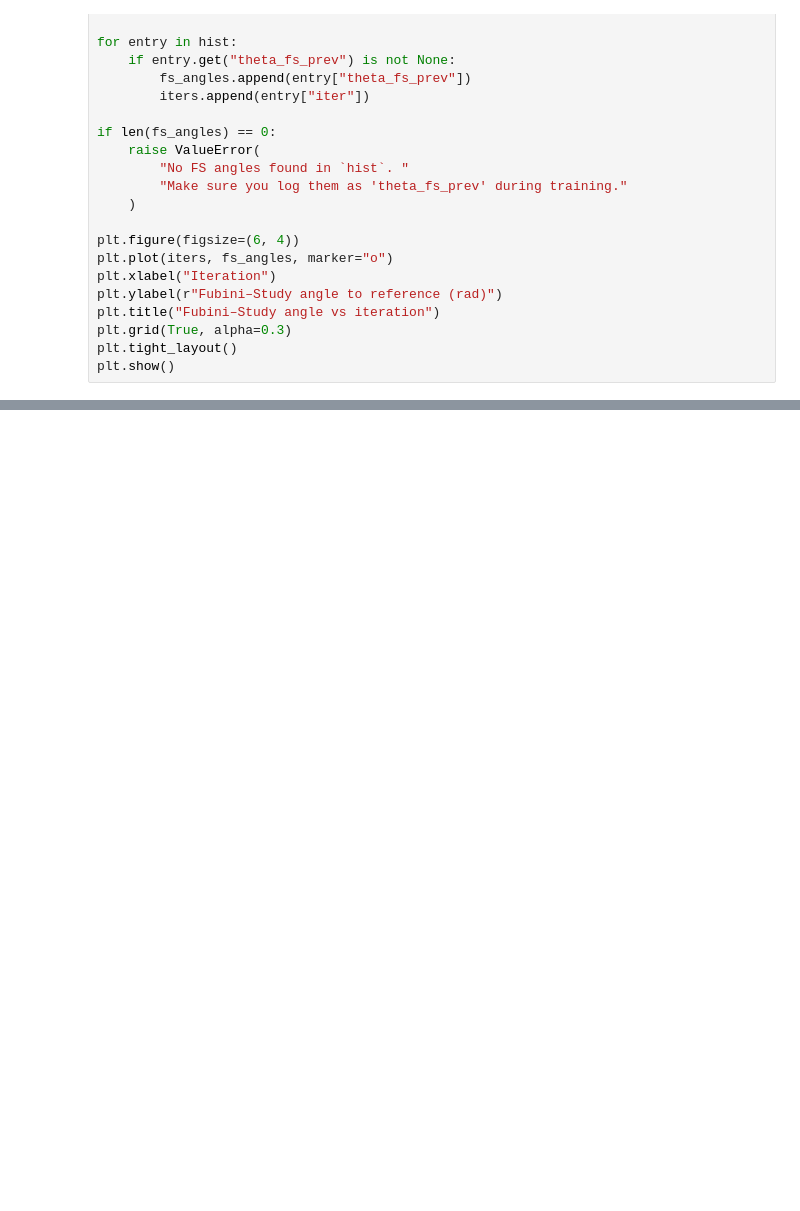
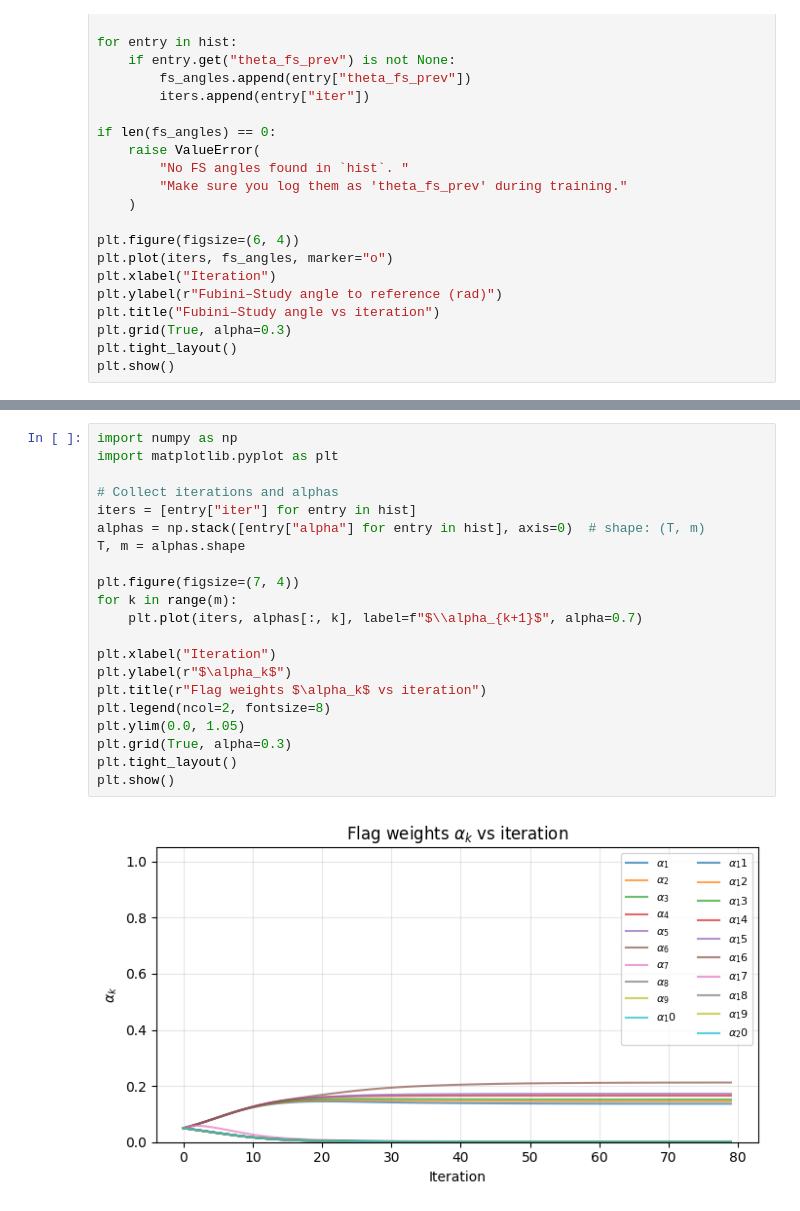
Before and after one commit to Sabarikirishwaran/GGQSS, a Jupyter notebook: guidedhamiltonian.ipynb, the cells around one changed output, grey strips where cells are left out. Drawn from its saved outputs; the diff is of its cells as text; blank space fills up the shorter version.

```diff
--- a/guidedhamiltonian.ipynb
+++ b/guidedhamiltonian.ipynb
@@ -857,0 +859,23 @@ plt.show()
+# %%
+import numpy as np
+import matplotlib.pyplot as plt
+
+# Collect iterations and alphas
+iters = [entry["iter"] for entry in hist]
+alphas = np.stack([entry["alpha"] for entry in hist], axis=0)  # shape: (T, m)
+T, m = alphas.shape
+
+plt.figure(figsize=(7, 4))
+for k in range(m):
+    plt.plot(iters, alphas[:, k], label=f"$\\alpha_{k+1}$", alpha=0.7)
+
+plt.xlabel("Iteration")
+plt.ylabel(r"$\alpha_k$")
+plt.title(r"Flag weights $\alpha_k$ vs iteration")
+plt.legend(ncol=2, fontsize=8)
+plt.ylim(0.0, 1.05)
+plt.grid(True, alpha=0.3)
+plt.tight_layout()
+plt.show()
+# %% [output]
+[figure, added]
```
Also changed, not shown: parts of 13 cells of this notebook.
